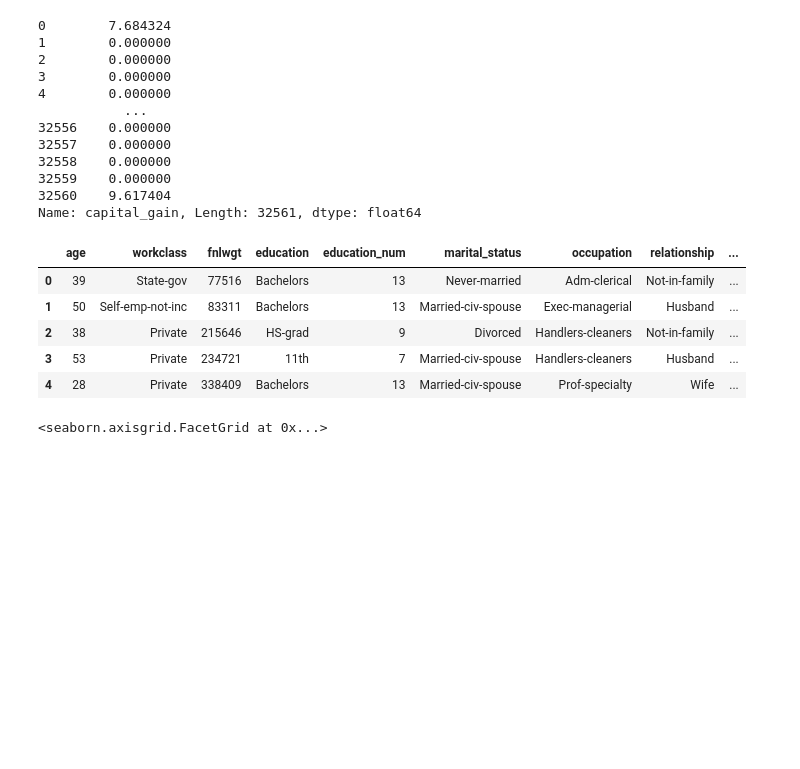
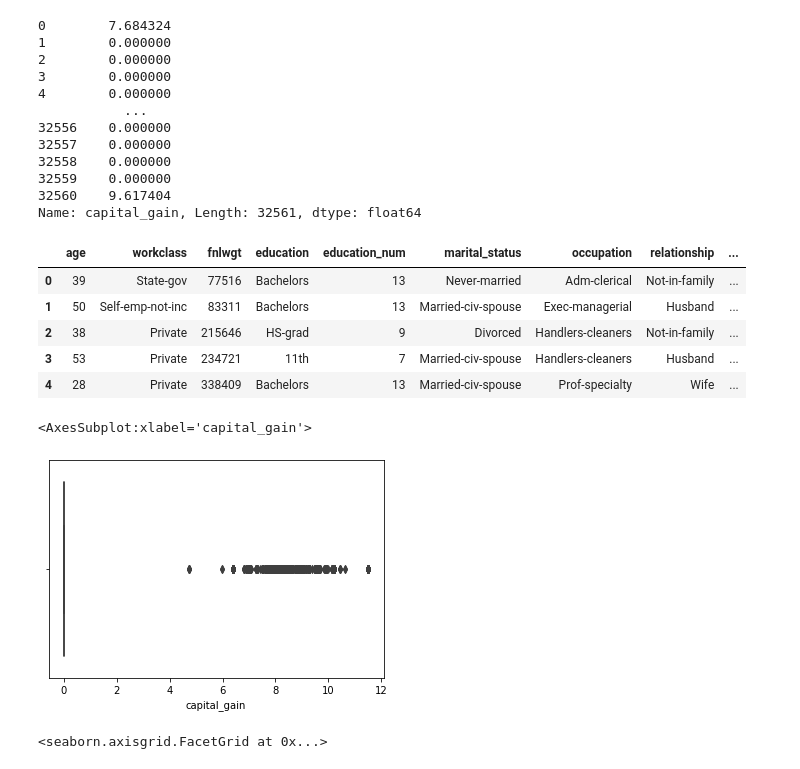
Before and after one commit to ram-polisetti/DataScience, a Jupyter notebook: AdultSalaryPrediction/AdultSalaryPrediction.ipynb, the cells around one changed output. Cells and saved outputs as stored; diff of their text form; code cells hidden in the pictures; blank space fills up the shorter version.

```diff
--- a/AdultSalaryPrediction/AdultSalaryPrediction.ipynb
+++ b/AdultSalaryPrediction/AdultSalaryPrediction.ipynb
@@ -116,6 +121,11 @@ salary_data.head()
 | 2 | 38 | Private | 215646 | HS-grad | 9 | Divorced | Handlers-cleaners | Not-in-family | ... |
 | 3 | 53 | Private | 234721 | 11th | 7 | Married-civ-spouse | Handlers-cleaners | Husband | ... |
 | 4 | 28 | Private | 338409 | Bachelors | 13 | Married-civ-spouse | Prof-specialty | Wife | ... |
+# %%
+sns.boxplot(salary_data.capital_gain)
+# %% [output]
+<AxesSubplot:xlabel='capital_gain'>
+[figure, added]
 # %%
 sns.displot(salary_data.capital_gain)
 # %% [output]
```
Also changed, not shown: parts of 11 cells of this notebook.
